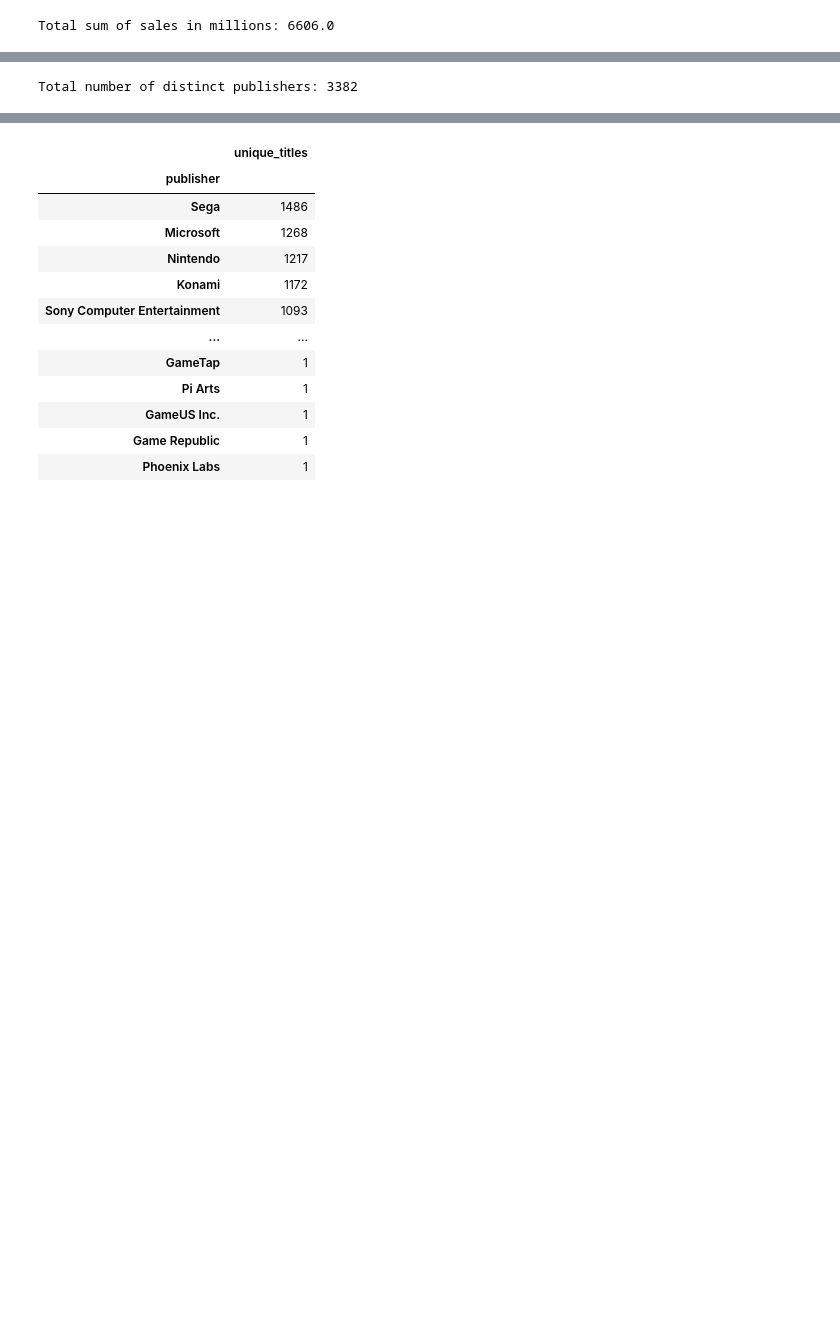
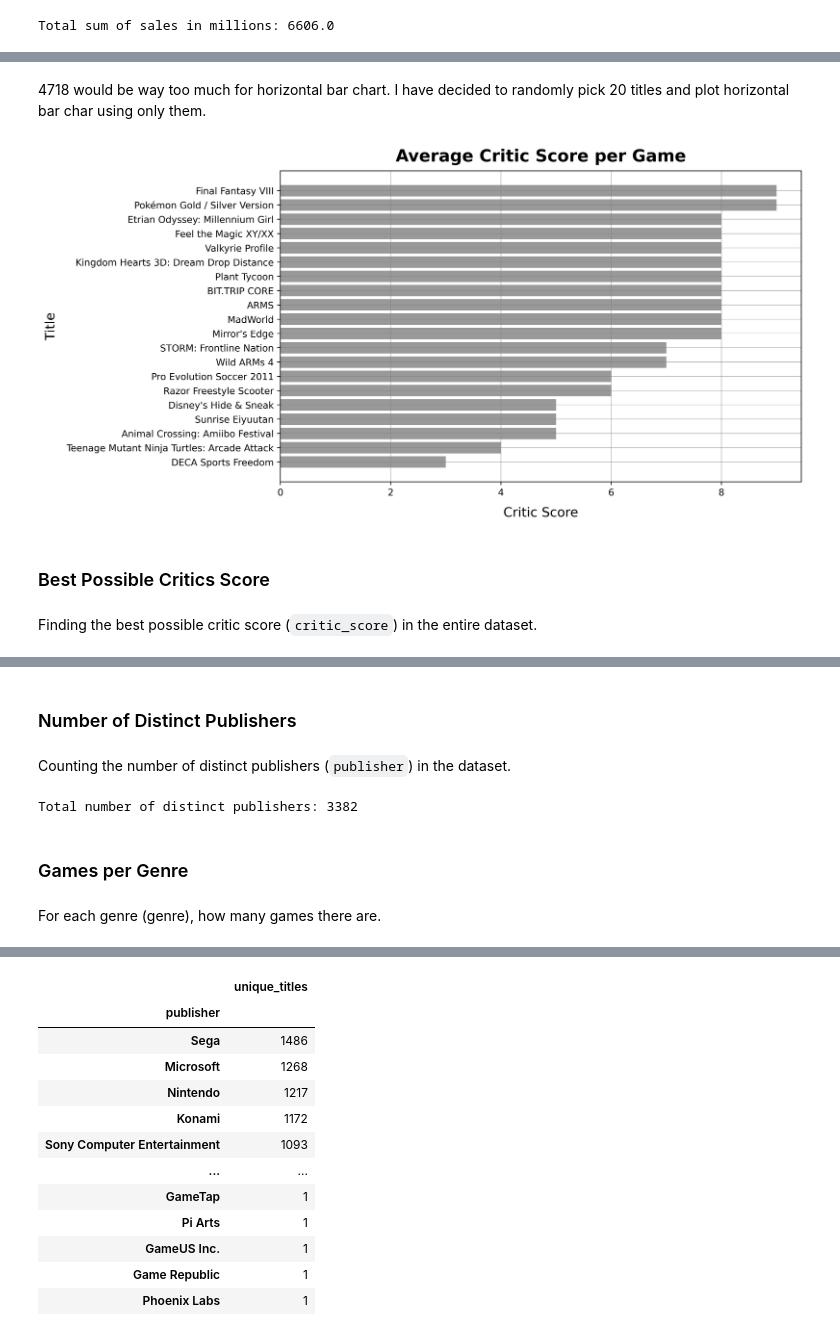
Before and after one commit to smartestnerdfromtown/Video-Game-Sales-Analysis, a Jupyter notebook: analysis.ipynb, the cells around one changed output, grey strips where cells are left out. Saved outputs shown, nothing was run; the diff lists cells and outputs as text; code cells hidden in the pictures; blank space fills up the shorter version.

Commit message:
Way too many things

```diff
--- a/analysis.ipynb
+++ b/analysis.ipynb
@@ -149,0 +139,7 @@ avg_critic_score.sample(10)
+# %%
+avg_critic_score = df.groupby('title') \
+                     .agg({'critic_score': 'mean'}) \
+                     .dropna() \
+                     .sort_values(by='critic_score', ascending=False)
+# %%
+avg_critic_score['critic_score'] = np.round(avg_critic_score['critic_score'], 2)
@@ -150 +157,63 @@ avg_critic_score.sample(10)
+# %% [markdown]
+4718 would be way too much for horizontal bar chart. I have decided to randomly pick 20 titles and plot horizontal bar char using only them.
+# %%
+our_data = avg_critic_score.sample(20) \
+                           .sort_values(by='critic_score', ascending=True)
+# %%
+titles = our_data.index.to_list()
+scores = our_data['critic_score'].to_list()
+# %%
+fig, ax = plt.subplots(
+    nrows=1,
+    ncols=1,
+    figsize=(10, 6),
+    dpi=500,
+    facecolor='white',
+)
+
+ax.barh(
+    width=scores,
+    y=titles,
+    color='grey',
+    alpha=0.8
+)
+
+ax.set_title(
+    "Average Critic Score per Game",
+    fontsize=18,
+    fontweight='bold',
+    color='black',
+    loc='center',
+    pad=10
+)
+
+ax.set_xlabel(
+    "Critic Score",
+    fontsize=14, color='black',
+    labelpad=10, loc='center'
+)
+
+ax.set_ylabel(
+    "Title",
+    fontsize=14, color='black',
+    labelpad=10, loc='center'
+)
+
+ax.grid(
+    visible=True,
+    which='major',
+    axis='both',
+    color='gray',
+    linestyle='-',
+    linewidth=0.6,
+    alpha=0.6
+)
+
+plt.show()
+# %% [output]
+[figure, added]
+# %% [markdown]
+### Best Possible Critics Score
+# %% [markdown]
+Finding the best possible critic score (`critic_score`) in the entire dataset.
 # %%
@@ -156,4 +224,8 @@ best_sritic_score.head(3)
 | 16 | Grand Theft Auto IV | X360 | Action | Rockstar Games | Rockstar North | 10.0 | 11.09 | 6.80 | 0.14 | ... |
 | 19 | Grand Theft Auto IV | PS3 | Action | Rockstar Games | Rockstar North | 10.0 | 10.57 | 4.79 | 0.44 | ... |
 | 1191 | Red Dead Redemption: Undead Night... | PS3 | Action | Rockstar Games | Rockstar San Diego | 10.0 | 1.18 | 0.47 | 0.06 | ... |
+# %% [markdown]
+### Number of Distinct Publishers
+# %% [markdown]
+Counting the number of distinct publishers (`publisher`) in the dataset.
 # %%
@@ -162,6 +233,10 @@ disticnt_publisher = df[df['publisher'] != 'Unknown']['publisher'].nunique()
 print(f"Total number of distinct publishers: {disticnt_publisher}")
 # %% [output]
 Total number of distinct publishers: 3382
+# %% [markdown]
+### Games per Genre
+# %% [markdown]
+For each genre (genre), how many games there are.
 # %%
 # For each genre (genre), how many games there are.
 games_per_genre = df.groupby('genre') \
```
Also changed, not shown: parts of 38 cells of this notebook.
